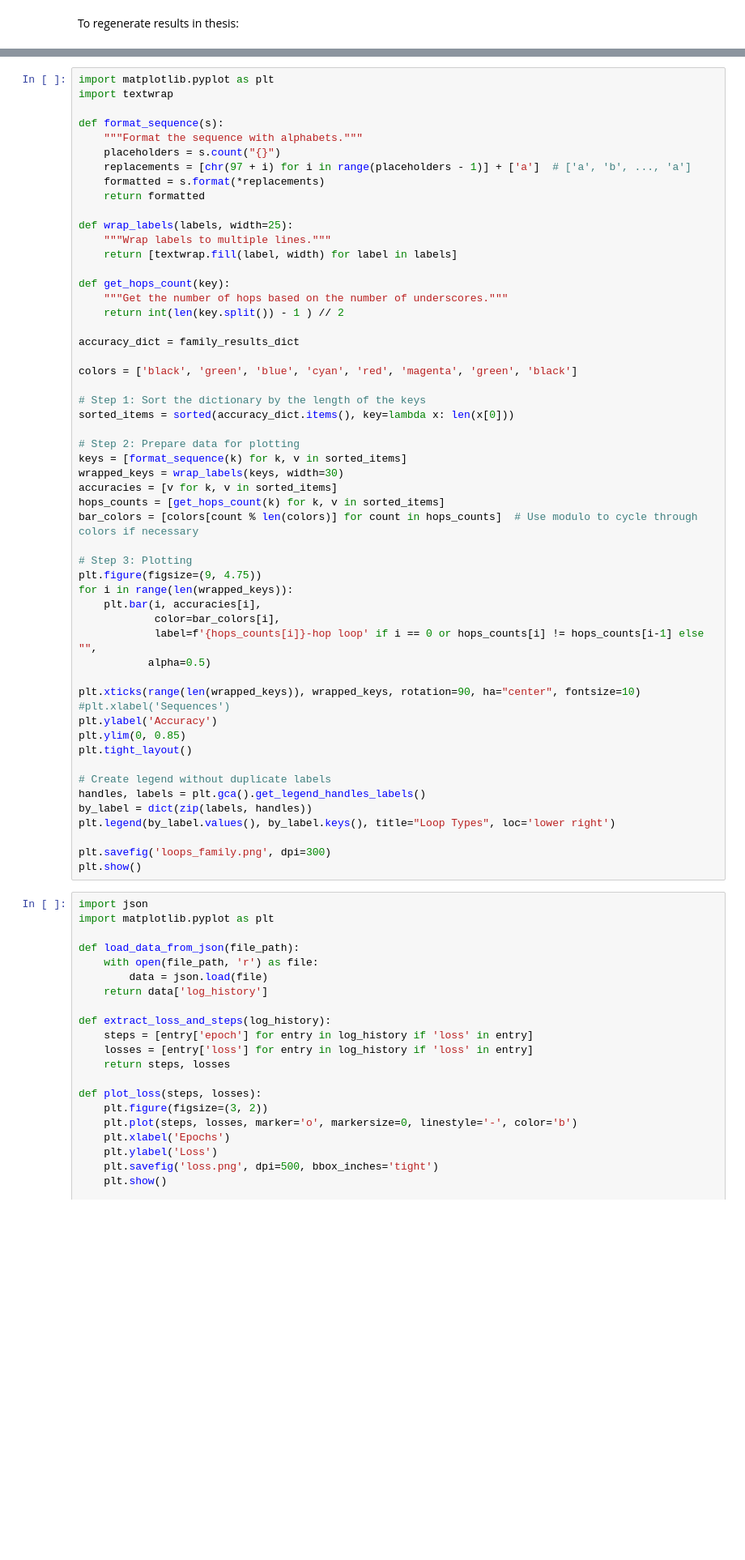
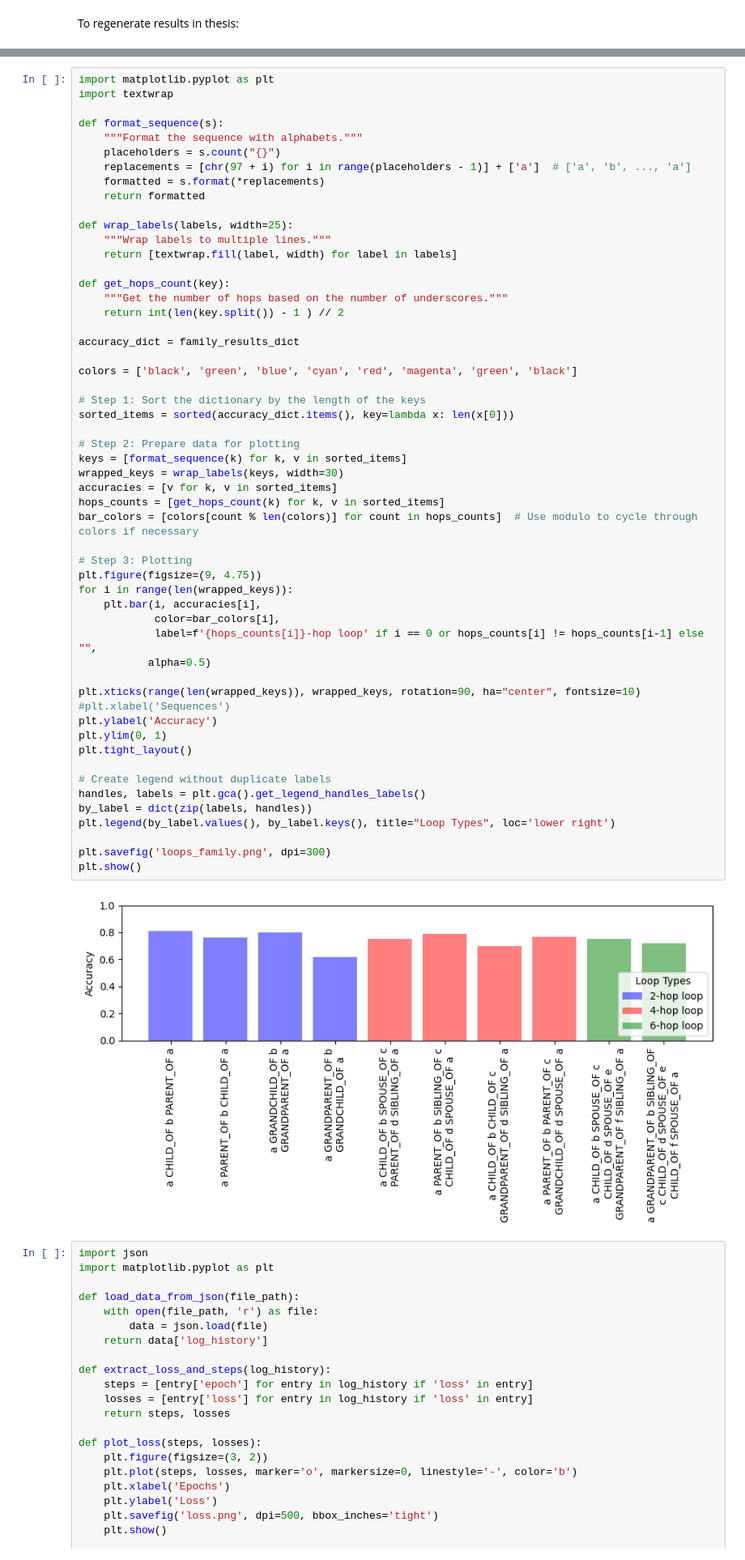
Before and after one commit to ellie-as/sequence-memory, a Jupyter notebook: Graph_sequence_model_from_scratch.ipynb, the cells around one changed output, grey strips where cells are left out. Shown at 81% size. Drawn from its saved outputs; the diff is of its cells as text; blank space fills up the shorter version.

```diff
--- a/Graph_sequence_model_from_scratch.ipynb
+++ b/Graph_sequence_model_from_scratch.ipynb
@@ -427,34 +429,36 @@ colors = ['black', 'green', 'blue', 'cyan', 'red', 'magenta', 'green', 'black']
 # Step 1: Sort the dictionary by the length of the keys
 sorted_items = sorted(accuracy_dict.items(), key=lambda x: len(x[0]))
 
 # Step 2: Prepare data for plotting
 keys = [format_sequence(k) for k, v in sorted_items]
 wrapped_keys = wrap_labels(keys, width=30)
 accuracies = [v for k, v in sorted_items]
 hops_counts = [get_hops_count(k) for k, v in sorted_items]
 bar_colors = [colors[count % len(colors)] for count in hops_counts]  # Use modulo to cycle through colors if necessary
 
 # Step 3: Plotting
 plt.figure(figsize=(9, 4.75))
 for i in range(len(wrapped_keys)):
     plt.bar(i, accuracies[i],
             color=bar_colors[i],
             label=f'{hops_counts[i]}-hop loop' if i == 0 or hops_counts[i] != hops_counts[i-1] else "",
            alpha=0.5)
 
 plt.xticks(range(len(wrapped_keys)), wrapped_keys, rotation=90, ha="center", fontsize=10)
 #plt.xlabel('Sequences')
 plt.ylabel('Accuracy')
-plt.ylim(0, 0.85)
+plt.ylim(0, 1)
 plt.tight_layout()
 
 # Create legend without duplicate labels
 handles, labels = plt.gca().get_legend_handles_labels()
 by_label = dict(zip(labels, handles))
 plt.legend(by_label.values(), by_label.keys(), title="Loop Types", loc='lower right')
 
 plt.savefig('loops_family.png', dpi=300)
 plt.show()
+# %% [output]
+[figure, added]
 # %%
 import json
 import matplotlib.pyplot as plt
```
Also changed, not shown: parts of 3 cells of this notebook, 2 other files.
